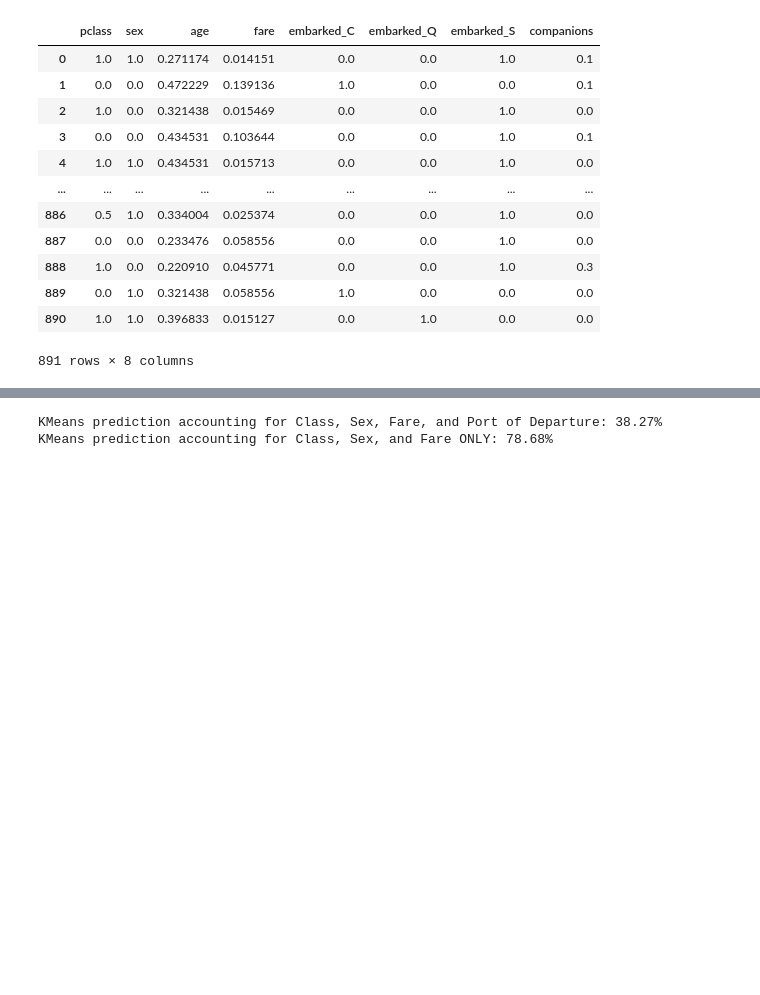
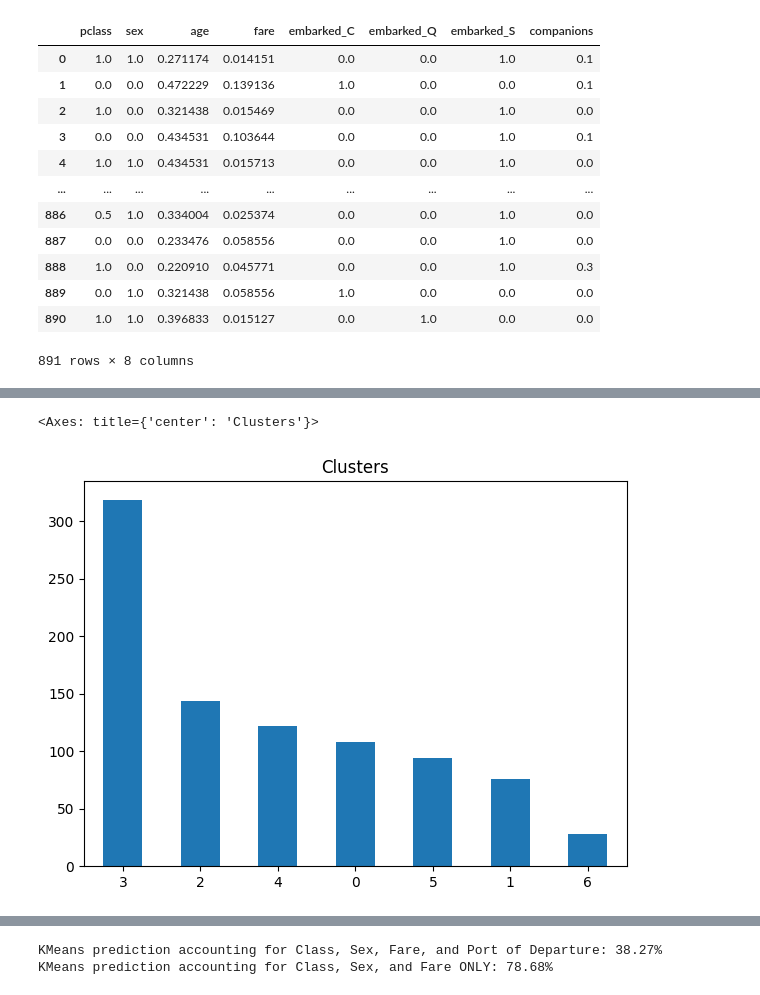
Before and after one commit to RuizLorenzoChavez/practical-ML, a Jupyter notebook: titanic.ipynb, the cells around one changed output, grey strips where cells are left out. Saved outputs shown, nothing was run; the diff lists cells and outputs as text; code cells hidden in the pictures; blank space fills up the shorter version.

```diff
--- a/titanic.ipynb
+++ b/titanic.ipynb
@@ -576,0 +622,13 @@ clusters2 = kmeans.labels_
+# %%
+#  fitting the KMeans model to the data
+k = 7
+kmeans = KMeans(n_clusters=k, random_state=10, n_init="auto").fit(data)
+clusters = kmeans.labels_
+
+#  add clusters to train_df
+train_df["cluster"] = clusters
+
+train_df.cluster.value_counts().plot.bar(rot=0, title="Clusters", figsize=(7,5))
+# %% [output]
+<Axes: title={'center': 'Clusters'}>
+[figure, added]
```
Also changed, not shown: parts of 20 cells of this notebook.
